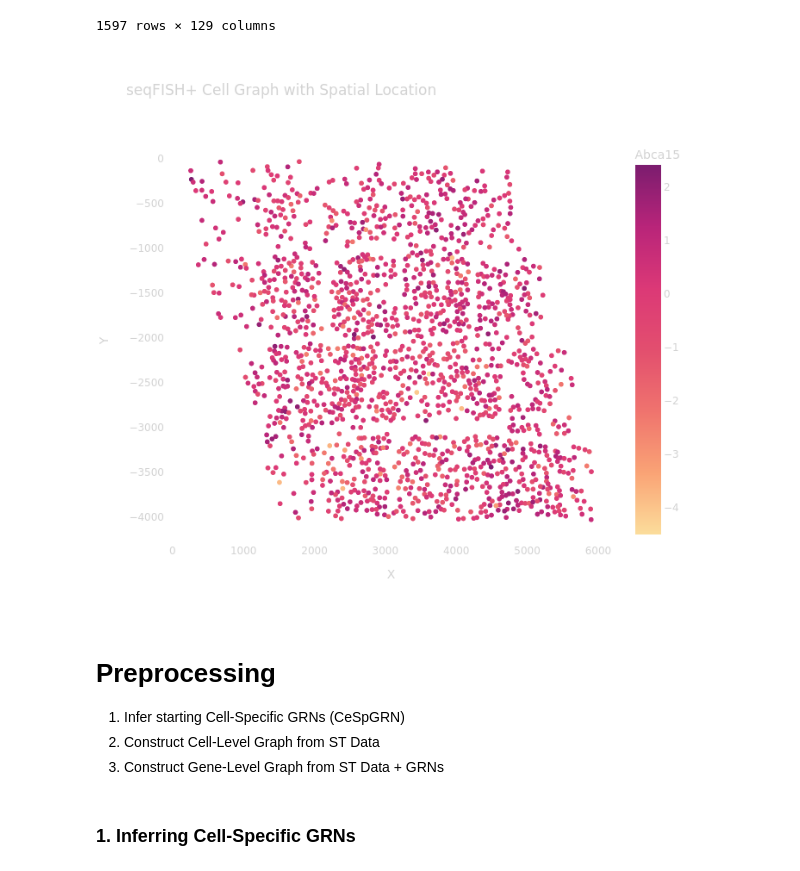
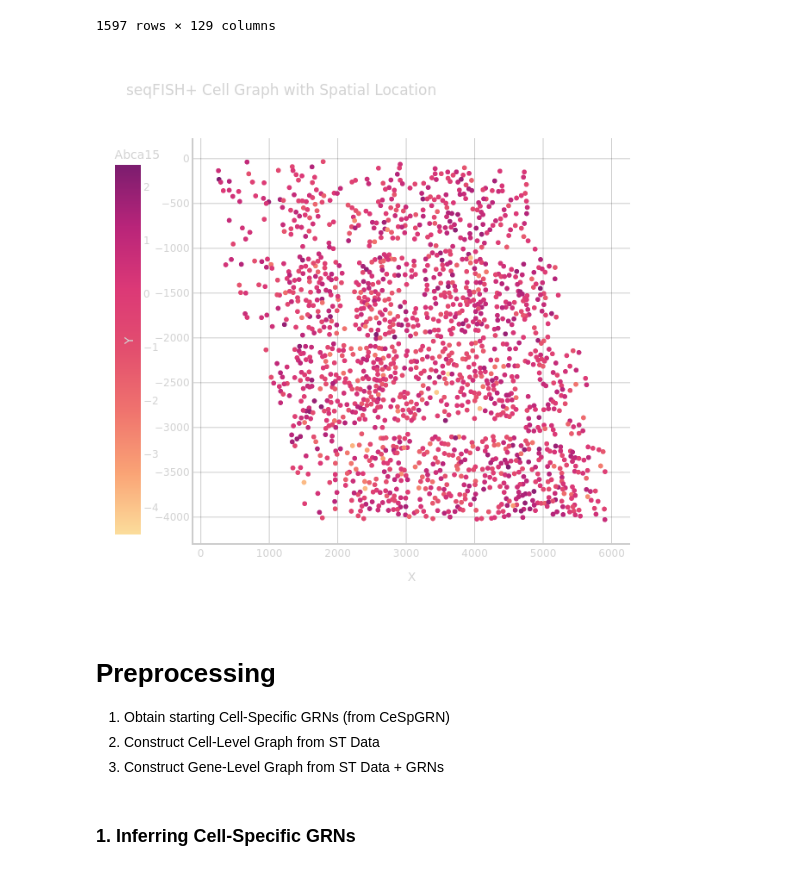
Before and after one commit to MihirBafna/clarify, a Jupyter notebook: preprocessing.ipynb, the cells around one changed output. Cells and saved outputs as stored; diff of their text form; code cells hidden in the pictures.

```diff
--- a/preprocessing.ipynb
+++ b/preprocessing.ipynb
@@ -51,13 +54,14 @@ seqfish_df
 # %%
 gene = "Abca15"
 pio.renderers.default = "notebook_connected"
-fig = vis.visualize_celllevel_graph(seqfish_df, gene, title =  f"seqFISH+ Cell Graph with Spatial Location", publication=True)
+fig = vis.visualize_celllevel_graph(seqfish_df, gene, title =  f"seqFISH+ Cell Graph with Spatial Location", publication=False)
 fig.show("png")
+# fig.show() # uncomment this if you want interactive plots
 # %% [output]
-[figure, old version]
+[figure, new version]
 # %% [markdown]
 # Preprocessing
-1. Infer starting Cell-Specific GRNs (CeSpGRN)
+1. Obtain starting Cell-Specific GRNs (from CeSpGRN)
 2. Construct Cell-Level Graph from ST Data
 3. Construct Gene-Level Graph from ST Data + GRNs
 # %% [markdown]
```
Also changed, not shown: parts of 8 cells of this notebook.
